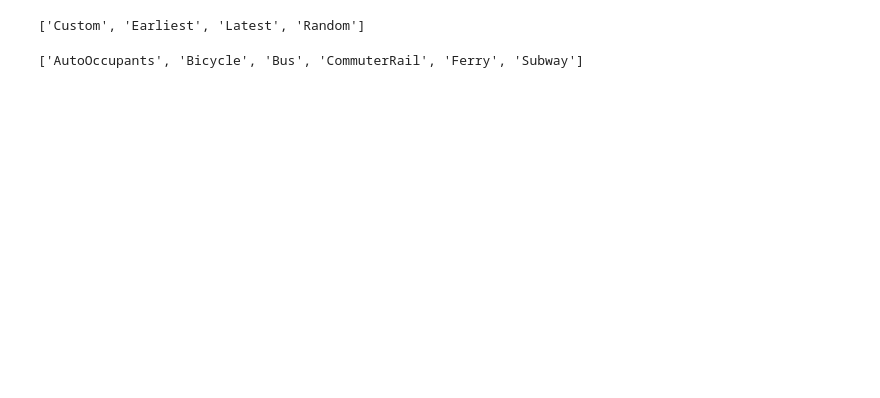
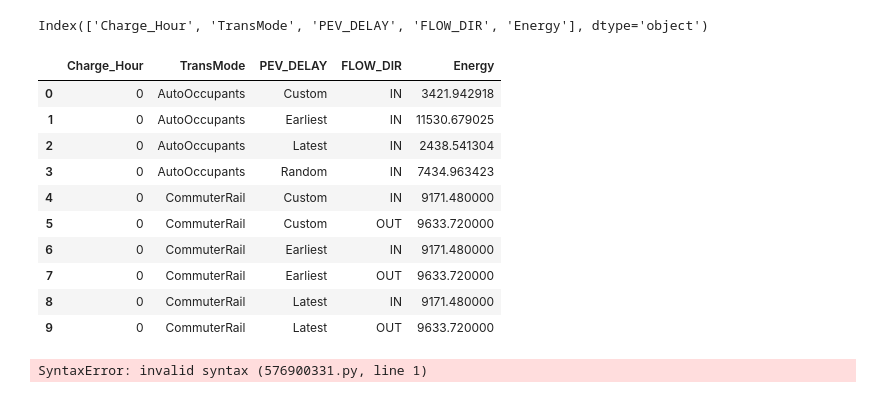
Before and after one commit to BNewborn/mobility-electrification, a Jupyter notebook: 05_Commuter_Electric_Pipeline/Make_Objects_For_Dashboarding.ipynb, the cells around one changed output. Saved outputs shown, nothing was run; the diff lists cells and outputs as text; code cells hidden in the pictures; blank space fills up the shorter version.

```diff
--- a/05_Commuter_Electric_Pipeline/Make_Objects_For_Dashboarding.ipynb
+++ b/05_Commuter_Electric_Pipeline/Make_Objects_For_Dashboarding.ipynb
@@ -485,14 +628,25 @@ master_df
 # %%
 ### Electric Model
 ### read in commuter_df. feed that and the ev file location to class
-em_1 = ElectricModel(commuter_model_alltransit.ipums_df
+em_1 = ElectricModel(commuter_model_alltransit_heavy_wfh.ipums_df
                      ,ev_reference_table_loc="electrical_model/EV_reference_table.csv"\
-                    ,PEV_delay_hr=3,bus_ferry_cab_delay=6)
+                    ,PEV_delay_hr=3
+                     ,bus_ferry_cab_delay=6
+                    ,model_name = 'alltransit_heavywfh')
 em_2 = ElectricModel(commuter_model_allmicro.ipums_df
                      ,ev_reference_table_loc="electrical_model/EV_reference_table.csv"\
-                    ,PEV_delay_hr=3,bus_ferry_cab_delay=6)
+                    ,PEV_delay_hr=3
+                     ,bus_ferry_cab_delay=6
+                    ,model_name = 'allmicro')
 em_3 = ElectricModel(commuter_model_mix.ipums_df
                      ,ev_reference_table_loc="electrical_model/EV_reference_table.csv"\
-                    ,PEV_delay_hr=3,bus_ferry_cab_delay=6)
+                    ,PEV_delay_hr=3
+                     ,bus_ferry_cab_delay=6
+                    ,model_name = 'allmodes')
+em_4 = ElectricModel(commuter_model_alltransit_no_wfh.ipums_df
+                     ,ev_reference_table_loc="electrical_model/EV_reference_table.csv"\
+                    ,PEV_delay_hr=3
+                     ,bus_ferry_cab_delay=6
+                     ,model_name = 'alltransit_nowfh')
 # %%
 ct= 0
@@ -514,3 +673,23 @@ electric model done for em 3
+# %%
+print(em_1.df_aggregate.columns)
+em_1.df_aggregate.head(10)
+# %% [output]
+Index(['Charge_Hour', 'TransMode', 'PEV_DELAY', 'FLOW_DIR', 'Energy'], dtype='object')
+|  | Charge_Hour | TransMode | PEV_DELAY | FLOW_DIR | Energy |
+| 0 | 0 | AutoOccupants | Custom | IN | 3421.942918 |
+| 1 | 0 | AutoOccupants | Earliest | IN | 11530.679025 |
+| 2 | 0 | AutoOccupants | Latest | IN | 2438.541304 |
+| 3 | 0 | AutoOccupants | Random | IN | 7434.963423 |
+| 4 | 0 | CommuterRail | Custom | IN | 9171.480000 |
+| 5 | 0 | CommuterRail | Custom | OUT | 9633.720000 |
+| 6 | 0 | CommuterRail | Earliest | IN | 9171.480000 |
+| 7 | 0 | CommuterRail | Earliest | OUT | 9633.720000 |
+| 8 | 0 | CommuterRail | Latest | IN | 9171.480000 |
+| 9 | 0 | CommuterRail | Latest | OUT | 9633.720000 |
+# %%
+breakp =
+# %% [output]
+SyntaxError: invalid syntax (576900331.py, line 1)
 # %%
 save_dir = "../06_Dashboard_Visualization/electric_model_outputs"
 os.makedirs(save_dir,exist_ok=True)
@@ -520,8 +698,0 @@ em_3.df_aggregate.to_pickle(f"{save_dir}/electric_model_mix_dfaggregate.pkl")
-# %%
-sorted(em_1.df_aggregate.PEV_DELAY.dropna().unique())
-# %% [output]
-['Custom', 'Earliest', 'Latest', 'Random']
-# %%
-sorted(em_1.df_aggregate.TransMode.dropna().unique())
-# %% [output]
-['AutoOccupants', 'Bicycle', 'Bus', 'CommuterRail', 'Ferry', 'Subway']
```
Also changed, not shown: parts of 29 cells of this notebook, 4 other files.
